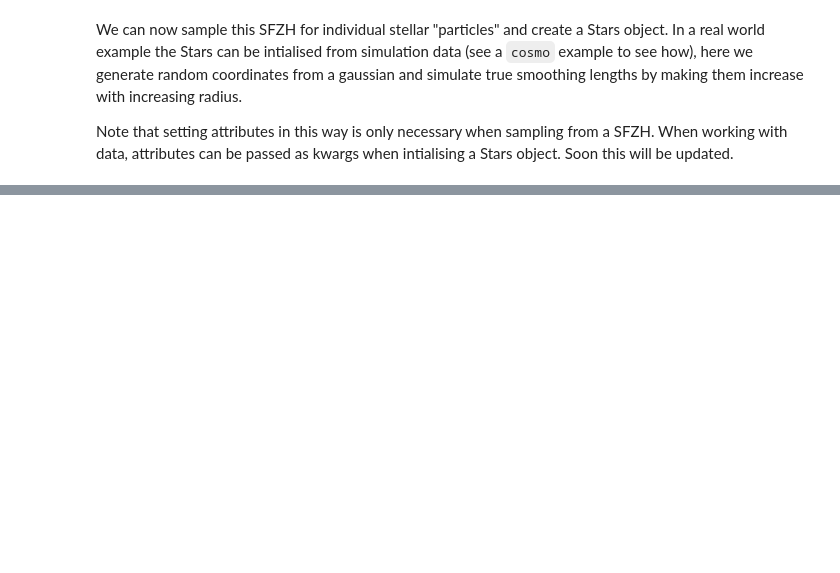
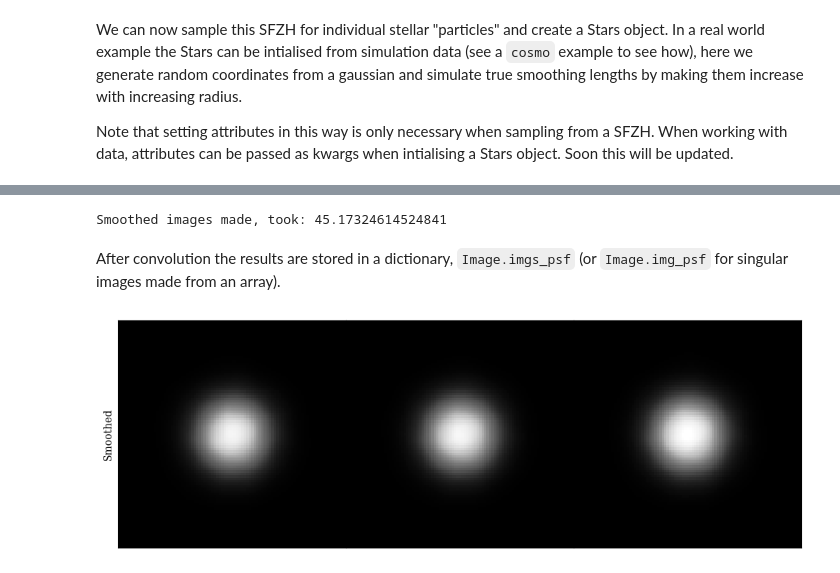
Before and after one commit to WillJRoper/synthesizer-history_change, a Jupyter notebook: docs/source/Imaging/Particle_Imaging.ipynb, the cells around one changed output, grey strips where cells are left out. Cells and saved outputs as stored; diff of their text form; code cells hidden in the pictures; blank space fills up the shorter version.

```diff
--- a/docs/source/Imaging/Particle_Imaging.ipynb
+++ b/docs/source/Imaging/Particle_Imaging.ipynb
@@ -141,16 +327,25 @@ print("Stars created, took:", time.time() - stars_start)
 # %%
-    img_start = time.time()
+# Create a fake PSF for each filter
+psf = np.outer(
+    signal.windows.gaussian(50, 3), signal.windows.gaussian(50, 3)
+)
+psfs = {f: psf for f in filters.filter_codes}
 
-    # Get the image
-    smooth_img = galaxy.make_image(
-        resolution,
-        fov=width,
-        img_type="smoothed",
-        sed=sed,
-        filters=filters,
-        kernel_func=quintic,
-        rest_frame=False,
-        cosmo=cosmo,
-    )
+img_start = time.time()
 
-    print("Smoothed images made, took:", time.time() - img_start)
+# Get the image
+psf_img = galaxy.make_image(
+    resolution,
+    fov=width,
+    img_type="smoothed",
+    sed=sed,
+    filters=filters,
+    rest_frame=False,
+    cosmo=cosmo,
+    psfs=psfs,
+    super_resolution_factor=2,
+)
+
+print("Smoothed images made, took:", time.time() - img_start)
+# %% [output]
+Smoothed images made, took: 45.17324614524841
@@ -207,0 +352,38 @@ print("Stars created, took:", time.time() - stars_start)
+# %% [markdown]
+After convolution the results are stored in a dictionary, `Image.imgs_psf` (or `Image.img_psf` for singular images made from an array).
+# %%
+psf_imgs = psf_img.imgs_psf
+
+# Lets set up a simple normalisation across all images
+vmax = 0
+for img in psf_imgs.values():
+    up = np.percentile(img, 99.9)
+    if up > vmax:
+        vmax = up
+norm = cm.Normalize(vmin=0, vmax=vmax)
+
+# Set up plot
+fig = plt.figure(figsize=(4 * len(filters), 4 * 2))
+gs = gridspec.GridSpec(1, len(filters), hspace=0.0, wspace=0.0)
+
+# Create the row of axes
+axes = []
+for i in range(len(filters)):
+    axes.append(fig.add_subplot(gs[0, i]))
+
+# Loop over images plotting them
+for ax, fcode in zip(axes, filter_codes):
+    ax.imshow(psf_imgs[fcode], norm=norm, cmap="Greys_r")
+    ax.tick_params(axis='both', which='both', left=False,
+                   right=False, labelleft=False, labelright=False,
+                   bottom=False, top=False, labelbottom=False,
+                   labeltop=False)
+
+# Set y axis label on left most plot
+axes[0].set_ylabel("Smoothed")
+
+# Plot the image
+plt.show()
+plt.close(fig)
+# %% [output]
+[figure, added]
```
Also changed, not shown: parts of 30 cells of this notebook.
